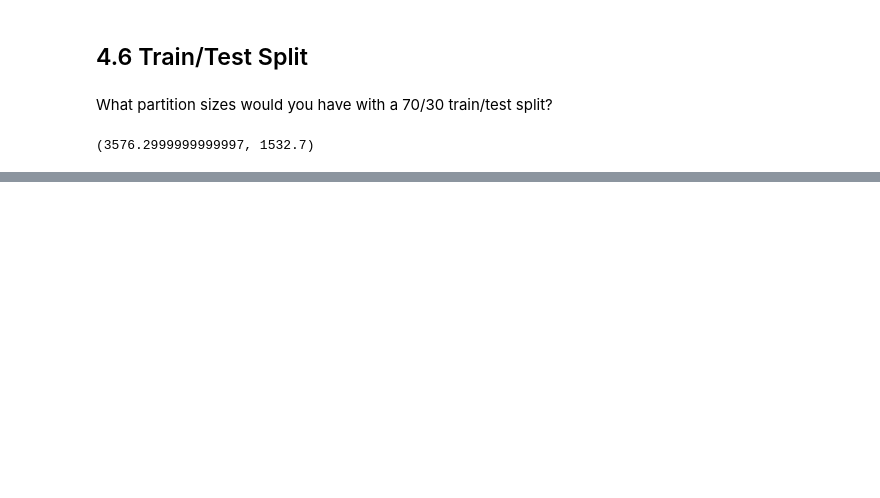
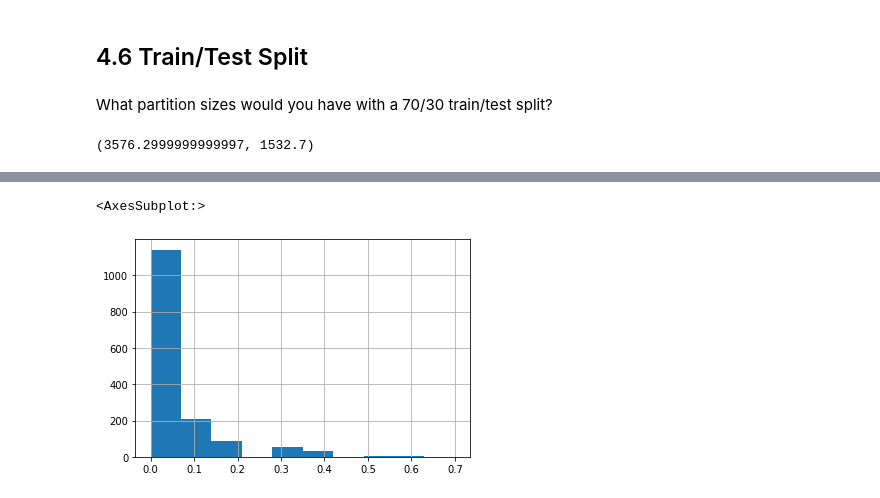
Before and after one commit to FayD21/Capstone-2-Stroke-Prediction, a Jupyter notebook: Notebooks/Stroke_preprocessing_and_training.ipynb, the cells around one changed output, grey strips where cells are left out. Saved outputs shown, nothing was run; the diff lists cells and outputs as text; code cells hidden in the pictures; blank space fills up the shorter version.

```diff
--- a/Notebooks/Stroke_preprocessing_and_training.ipynb
+++ b/Notebooks/Stroke_preprocessing_and_training.ipynb
@@ -124,7 +66,7 @@ len(stroke_data) * .7, len(stroke_data) * .3
 # %% [output]
 (3576.2999999999997, 1532.7)
 # %%
-X = stroke_data
+X = stroke_data.drop('stroke', axis=1)
 y = stroke_data[['stroke']]
 
 X_train, X_test, y_train, y_test = train_test_split(X, y, test_size=0.3,
@@ -139,0 +110,3 @@ y_train.shape, y_test.shape
+# %%
+clf = RandomForestClassifier() #max_depth=2, random_state=0 add in future
+clf.fit(X_train, y_train)
@@ -139,0 +147,10 @@ y_train.shape, y_test.shape
+# %%
+#plot histogram of all predicted probabilites, maybe skewd towards 0
+#tricky, b/c HUGE imbalance
+#need to shift the threshold down, there is tradeoff. If you want to be VERY precise, need to set bar high.
+
+#need to make a threshold.
+pd.Series(clf.predict_proba(X_test)[:,1]).hist()
+# %% [output]
+<AxesSubplot:>
+[figure, added]
```
Also changed, not shown: parts of 226 cells of this notebook, 1 other file.
